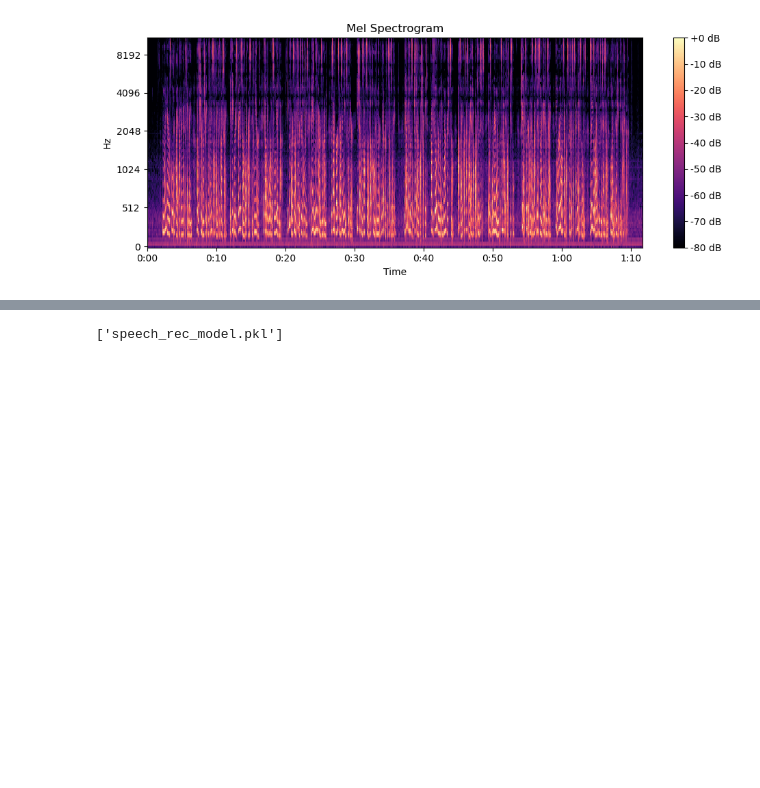
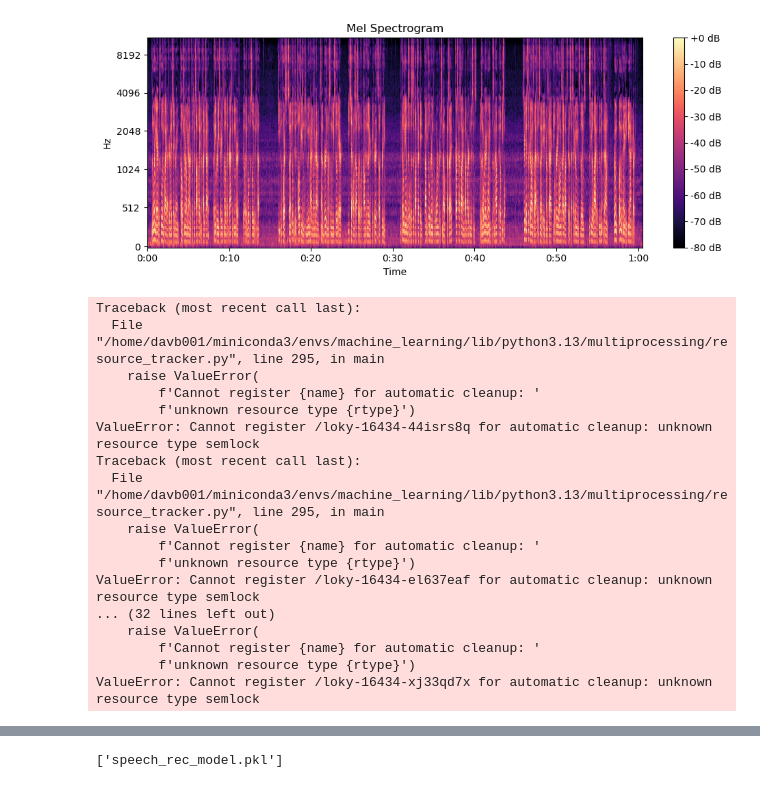
Before and after one commit to DrakeBrewer/speechRecognitionML, a Jupyter notebook: notebooks/speech_rec.ipynb, the cells around one changed output, grey strips where cells are left out. Drawn from its saved outputs; the diff is of its cells as text; code cells hidden in the pictures; blank space fills up the shorter version.

Commit message:
add figures to notebook

```diff
--- a/notebooks/speech_rec.ipynb
+++ b/notebooks/speech_rec.ipynb
@@ -18,18 +18,35 @@ RANDOM_STATE = 42
 # %%
 df = pd.read_csv("../data/audio/processed/audio_features.csv")
 
 # cool visual for presenttion
-y, sr = librosa.load("../data/audio/raw/m4a_recordings/Lisa.wav", sr=22050)
+y, sr = librosa.load("../data/audio/raw/m4a_recordings/Drake.wav", sr=22050)
 S = librosa.feature.melspectrogram(y=y, sr=sr, n_mels=128)
 S_db = librosa.power_to_db(S, ref=np.max)
 plt.figure(figsize=(10, 4))
 librosa.display.specshow(S_db, sr=sr, x_axis='time', y_axis='mel')
 plt.colorbar(format='%+2.0f dB')
 plt.title('Mel Spectrogram')
 plt.tight_layout()
 plt.show()
 # %% [output]
-[figure, old version]
+[figure, new version]
+Traceback (most recent call last):
+  File "/home/davb001/miniconda3/envs/machine_learning/lib/python3.13/multiprocessing/resource_tracker.py", line 295, in main
+    raise ValueError(
+        f'Cannot register {name} for automatic cleanup: '
+        f'unknown resource type {rtype}')
+ValueError: Cannot register /loky-16434-44isrs8q for automatic cleanup: unknown resource type semlock
+Traceback (most recent call last):
+  File "/home/davb001/miniconda3/envs/machine_learning/lib/python3.13/multiprocessing/resource_tracker.py", line 295, in main
+    raise ValueError(
+        f'Cannot register {name} for automatic cleanup: '
+        f'unknown resource type {rtype}')
+ValueError: Cannot register /loky-16434-el637eaf for automatic cleanup: unknown resource type semlock
+... (32 lines left out)
+    raise ValueError(
+        f'Cannot register {name} for automatic cleanup: '
+        f'unknown resource type {rtype}')
+ValueError: Cannot register /loky-16434-xj33qd7x for automatic cleanup: unknown resource type semlock
 # %%
 # slplit data into tain/testing + encode speaker names
 x = df.drop(columns="speaker", axis=1)
```
Also changed, not shown: parts of 1 cell of this notebook.
